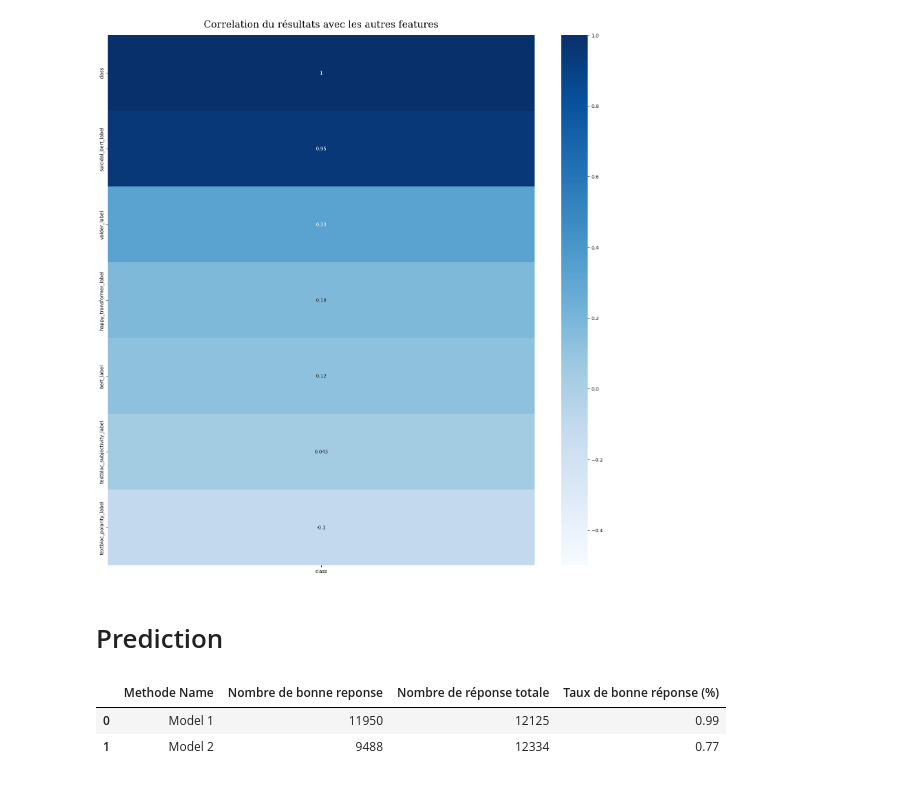
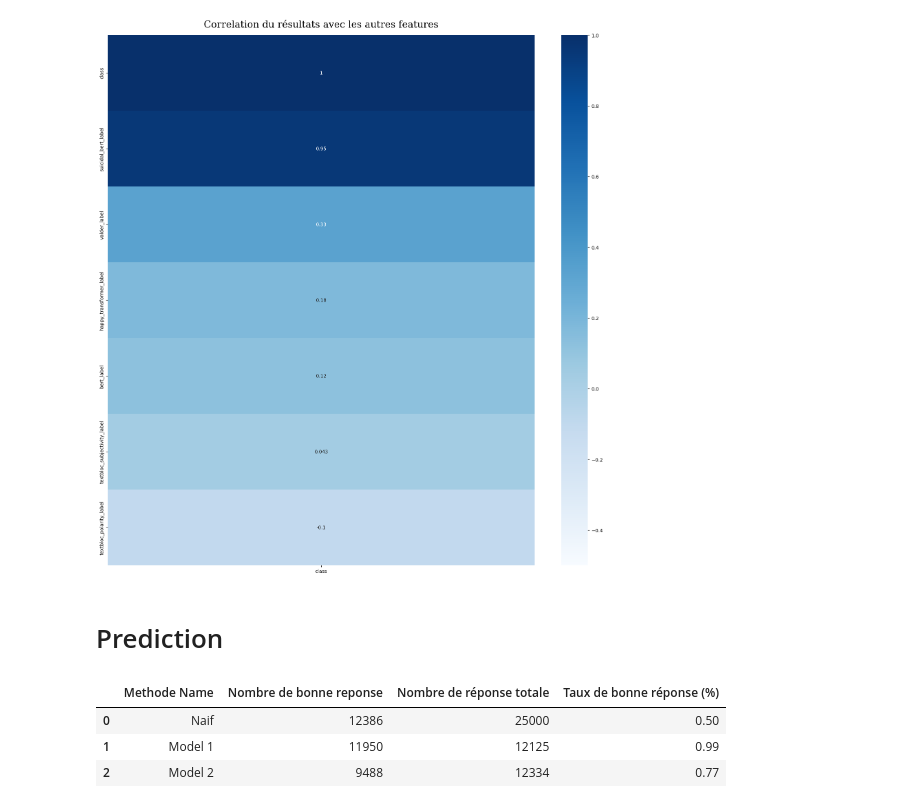
Before and after one commit to Pierre-Portfolio/TwitterFeelingAnalyse, a Jupyter notebook: Livrables/Code/Pierre.ipynb, the cells around one changed output. Cells and saved outputs as stored; diff of their text form; code cells hidden in the pictures.

Commit message:
add naif model

```diff
--- a/Livrables/Code/Pierre.ipynb
+++ b/Livrables/Code/Pierre.ipynb
@@ -273,20 +273,24 @@ def StockResultDf(name, df):
     ResultDf = ResultDf.append(listValue,ignore_index=True)
 # %%
 def SelectionTweetSuicidaire(df):
+    #Methode Naif
+    StockResultDf("Naif", df)
+
     #Methode 1
     # On ne garde que suicidal bert
     df1 = df[df['suicidal_bert_label'] == 1]
     StockResultDf("Model 1", df1)
 
     #Methode 2
     # Sélection des lignes où au moins 3 des colonnes ont la valeur 1
     df2 = df[(df[['valder_label', 'happy_transformer_label', 'bert_label', 'suicidal_bert_label']].sum(axis=1) >= 3)]
     StockResultDf("Model 2", df2)
 
 #On execute puis on affiche le resultat
 SelectionTweetSuicidaire(df.copy())
 ResultDf
 # %% [output]
 |  | Methode Name | Nombre de bonne reponse | Nombre de réponse totale | Taux de bonne réponse (%) |
-| 0 | Model 1 | 11950 | 12125 | 0.99 |
-| 1 | Model 2 | 9488 | 12334 | 0.77 |
+| 0 | Naif | 12386 | 25000 | 0.50 |
+| 1 | Model 1 | 11950 | 12125 | 0.99 |
+| 2 | Model 2 | 9488 | 12334 | 0.77 |
```
Also changed, not shown: parts of 1 cell of this notebook.
